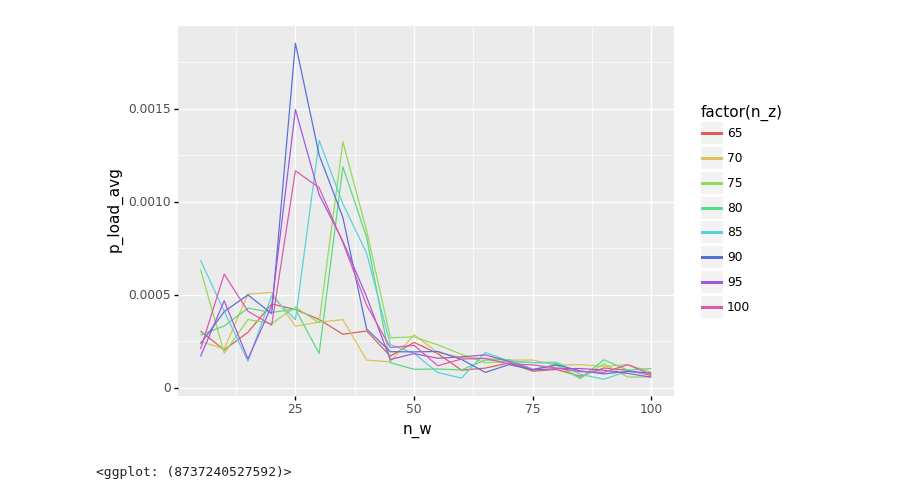
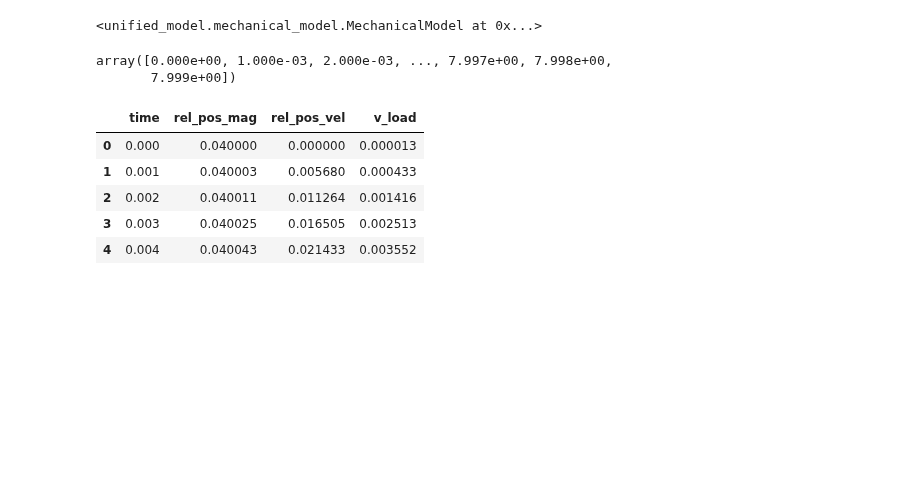
Before and after one commit to mnicstruwig/FlexibleFluxSimulator, a Jupyter notebook: experiments/2021-06-08-Optimization-for-Integration.ipynb, the cells around one changed output. Cells and saved outputs as stored; diff of their text form; code cells hidden in the pictures; blank space fills up the shorter version.

```diff
--- a/experiments/2021-06-08-Optimization-for-Integration.ipynb
+++ b/experiments/2021-06-08-Optimization-for-Integration.ipynb
@@ -163,0 +186,28 @@ import json
+# %%
+# Ok, time to set the input
+from unified_model.utils.utils import collect_samples
+from unified_model.evaluate import Measurement
+
+samples = collect_samples(
+    base_path='../data/2019-05-23/',
+    acc_pattern='A/*acc*.csv',
+    adc_pattern='A/*adc*.csv',
+    video_label_pattern='A/*labels*.csv'
+)
+
+
+measurement = Measurement(samples[which_input], um)
+
+um.mechanical_model.set_input(measurement.input_)
+# %% [output]
+<unified_model.mechanical_model.MechanicalModel at 0x...>
+# %%
+solve_kwargs = dict()
+solve_kwargs.setdefault("t_start", 0)
+solve_kwargs.setdefault("t_end", 8)
+solve_kwargs.setdefault("y0", [0.0, 0.0, 0.04, 0.0, 0.0])
+solve_kwargs.setdefault("t_max_step", 1e-3)
+solve_kwargs.setdefault("t_eval", np.arange(0, 8, 1e-3))  # type: ignore
+# %% [output]
+array([0.000e+00, 1.000e-03, 2.000e-03, ..., 7.997e+00, 7.998e+00,
+       7.999e+00])
@@ -164,3 +222,13 @@ import json
+# %%
+result = um.get_quick_results()
+result.head()
+# %% [output]
+|  | time | rel_pos_mag | rel_pos_vel | v_load |
+| 0 | 0.000 | 0.040000 | 0.000000 | 0.000013 |
+| 1 | 0.001 | 0.040003 | 0.005680 | 0.000433 |
+| 2 | 0.002 | 0.040011 | 0.011264 | 0.001416 |
+| 3 | 0.003 | 0.040025 | 0.016505 | 0.002513 |
+| 4 | 0.004 | 0.040043 | 0.021433 | 0.003552 |
 # %%
 def calc_rms(x):
     """Calculate the RMS of `x`."""
@@ -173,6 +235,0 @@ def calc_p_load_avg(x, r_load):
-# %%
-p = ggplot(aes(x='n_w', y='p_load_avg', color='factor(n_z)', group='n_z'), df_sample.query('input == 2 and c_c == 20 and n_z > 60'))
-p + geom_line()
-# %% [output]
-[figure, removed]
-<ggplot: (8737240527592)>
```
Also changed, not shown: parts of 30 cells of this notebook, 2 other files.
